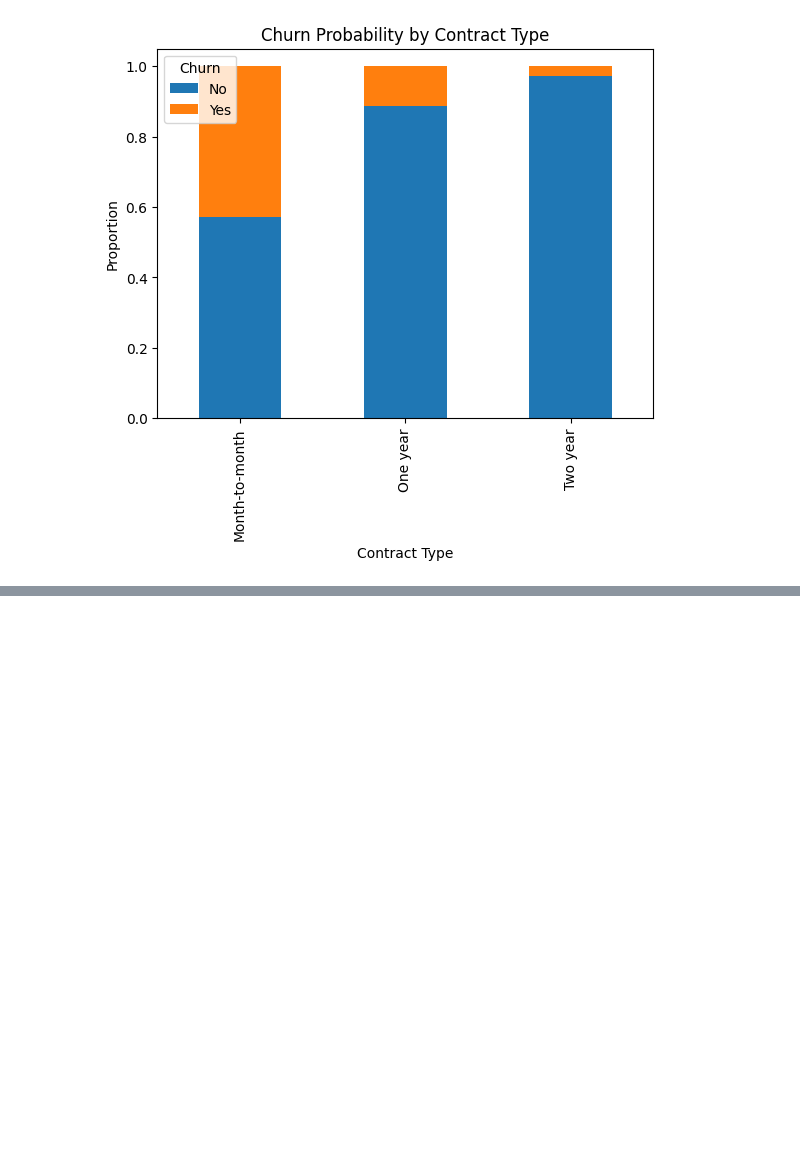
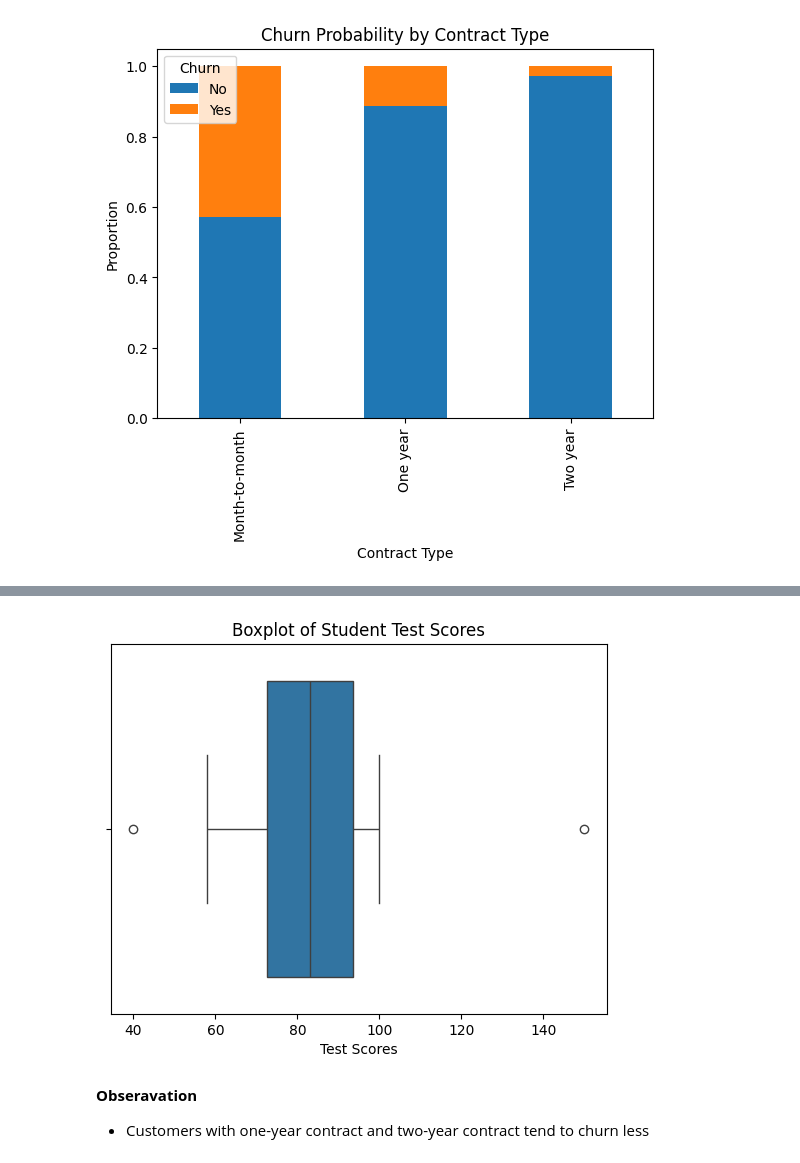
Before and after one commit to asa1997/CarPricePrediction, a Jupyter notebook: Telecom_Customer_Churn/Telecom_CustomerChurn.ipynb, the cells around one changed output, grey strips where cells are left out. Cells and saved outputs as stored; diff of their text form; code cells hidden in the pictures; blank space fills up the shorter version.

```diff
--- a/Telecom_Customer_Churn/Telecom_CustomerChurn.ipynb
+++ b/Telecom_Customer_Churn/Telecom_CustomerChurn.ipynb
@@ -198,0 +205,14 @@ Name: Contract, Length: 7043, dtype: object
+# %%
+test_scores = [40, 58, 65, 68, 70, 72, 74, 76, 78, 80, 82, 84, 86, 88, 90, 92, 94, 95, 96, 98, 100, 150]
+
+data = pd.DataFrame({'Test Scores': test_scores})
+
+sns.boxplot(x=data['Test Scores'])
+plt.title('Boxplot of Student Test Scores')
+plt.show()
+# %% [output]
+[figure, added]
+# %% [markdown]
+**Obseravation**
+
+- Customers with one-year contract and two-year contract tend to churn less
```
Also changed, not shown: parts of 2 cells of this notebook.
